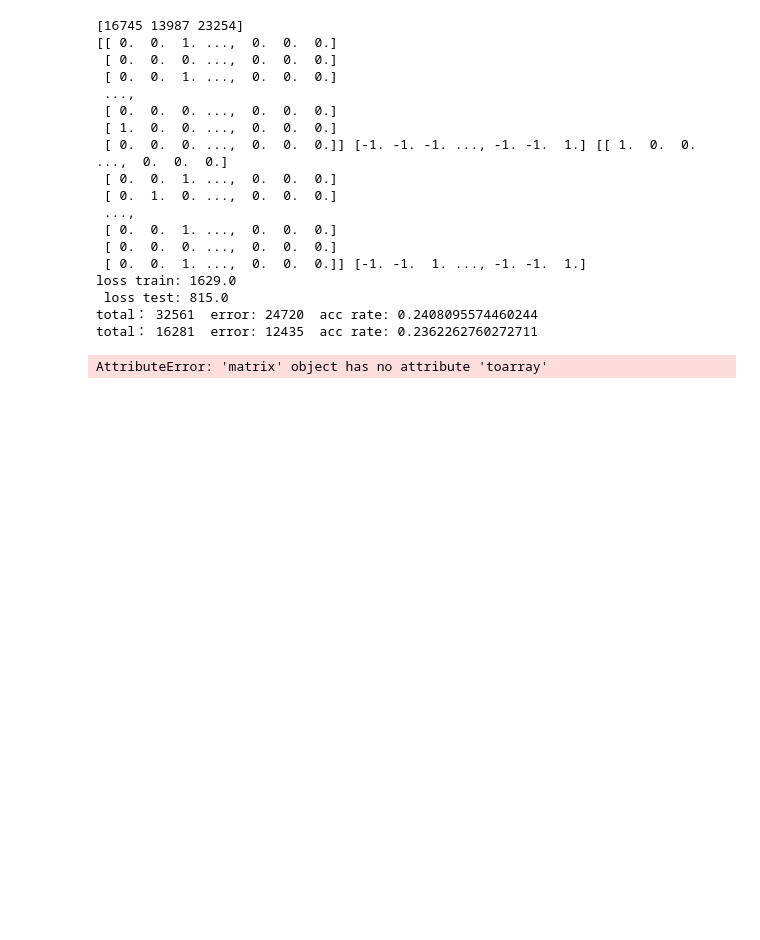
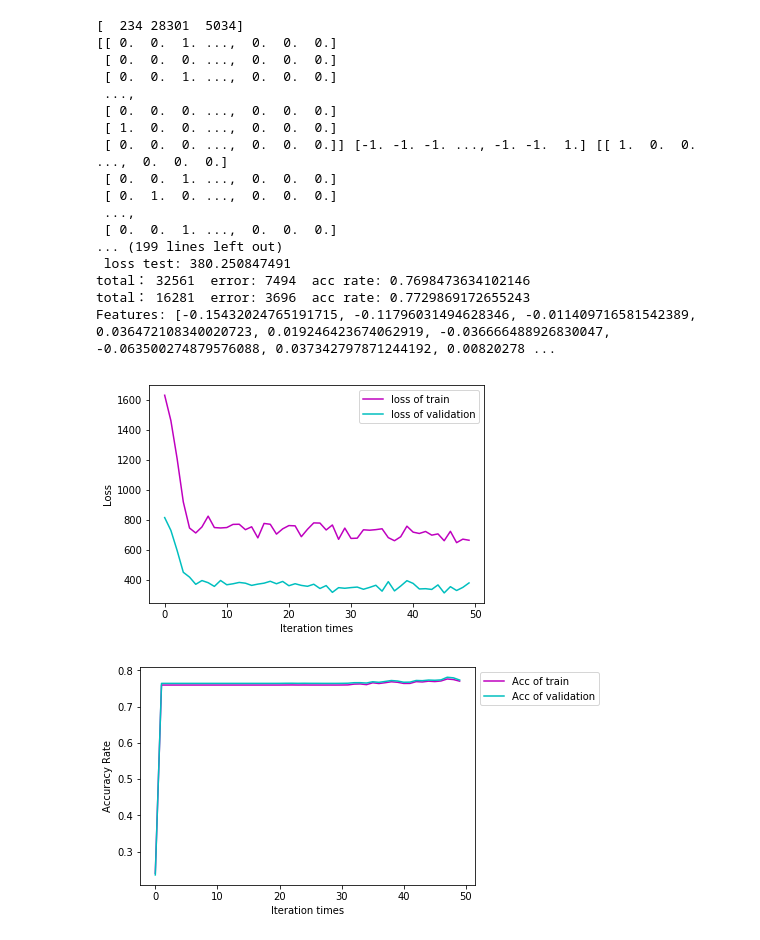
Before and after one commit to easyhard007/ML2017-lab-02, a Jupyter notebook: ClassificationExperiment.ipynb, the cells around one changed output. Saved outputs shown, nothing was run; the diff lists cells and outputs as text; code cells hidden in the pictures; blank space fills up the shorter version.

```diff
--- a/ClassificationExperiment.ipynb
+++ b/ClassificationExperiment.ipynb
@@ -8,10 +8,11 @@ import random
 import math
 
 eta = 0.0001 # Learning Rate
-iter =100 # Iteration times
+epsilon = 0.00001 #using in 4 optimalization methods to prevent the denominator become 0
+iter =50# Iteration times
 accuracy = 0.001 # If loss<accuracy , then stop iteration
 lam = 0.1 #lambda used in Loss Function
-mini_batch_percent = 0.05
+mini_batch_percent = 0.05 #5% of dataset is used in loss function
 
 m_train = 32561 # Amount of training data
 m_test = 16281 # Amount of testing data
@@ -27,8 +28,8 @@ loss_test  = [0]*iter;
 acc_train = [0]*iter;
 acc_test = [0]*iter;
 
+
 #used in adadelta
-epsilon = 0.00001
 sum_of_x_squared = 0
 sum_of_grad_squared = 0
 current = 0
@@ -39,7 +40,12 @@ vt =0
 beta1 = 0.9
 beta2 = 0.999
 
+#used in rmsProp
+Eg2 = 0
 
+#used in NAG
+v = np.zeros(features)
+miu = 0.9
 
 #Use to get dataset from file
 def get_data():
@@ -139,7 +145,7 @@ def multiply(vector1,vector2):
     return c
 
 def delta_x(grad):
-    return adam(grad)
+    return NAG(grad)
 
 def adadelta(grad):
     global sum_of_grad_squared, sum_of_x_squared, current
@@ -168,8 +174,22 @@ def adam(grad):
     mt = beta1 * mt + (1-beta1)*(grad2)
     vt = beta2 * vt + (1-beta2)*( (grad2 * grad2.T)[0,0])
     delta_x_mat = -eta * (math.sqrt(1-beta2**current)/(1-beta1**current))*(mt/(math.sqrt(vt)+epsilon))
-    print("delta_x_mat ",delta_x_mat.toarray())
-    return delta_x_mat
+
+    return delta_x_mat.getA1()
+
+def rmsProp(grad):
+    global Eg2
+    grad2 = np.mat(grad)
+    gt2 = (grad2 * grad2.T)[0,0]
+    Eg2 =  0.9 * Eg2 + 0.1 * gt2
+    delta_x_mat =  -eta / (math.sqrt(Eg2+epsilon)) *(grad2)
+    return delta_x_mat.getA1()
+
+def NAG(grad):
+    global v,eta,miu
+    grad2 = np.mat(grad)
+    v = miu * v  - eta * grad2
+    return v.getA1()
 
 
 #Train and validate
@@ -221,38 +241,38 @@ trainAndTest()
 
 #Print the information and draw graphs
 print("Features:",w)
 fig, ax = plt.subplots()
 ax.plot(iter_num, loss_train,color = 'm', label='loss of train')
 ax.plot(iter_num, loss_test, color = 'c', label='loss of validation')
 plt.legend(bbox_to_anchor=[1, 1])
 ax.set_xlabel('Iteration times')
 ax.set_ylabel('Loss')
 plt.show()
 
 fig2, ax2 = plt.subplots()
 ax2.plot(iter_num, acc_train,color = 'm', label='Acc of train')
 ax2.plot(iter_num, acc_test, color = 'c', label='Acc of validation')
 plt.legend(bbox_to_anchor=[1, 1])
 ax2.set_xlabel('Iteration times')
 ax2.set_ylabel('Accuracy Rate')
 plt.show()
 # %% [output]
-[16745 13987 23254]
+[  234 28301  5034]
 [[ 0.  0.  1. ...,  0.  0.  0.]
  [ 0.  0.  0. ...,  0.  0.  0.]
  [ 0.  0.  1. ...,  0.  0.  0.]
  ...,
  [ 0.  0.  0. ...,  0.  0.  0.]
  [ 1.  0.  0. ...,  0.  0.  0.]
  [ 0.  0.  0. ...,  0.  0.  0.]] [-1. -1. -1. ..., -1. -1.  1.] [[ 1.  0.  0. ...,  0.  0.  0.]
  [ 0.  0.  1. ...,  0.  0.  0.]
  [ 0.  1.  0. ...,  0.  0.  0.]
  ...,
  [ 0.  0.  1. ...,  0.  0.  0.]
- [ 0.  0.  0. ...,  0.  0.  0.]
- [ 0.  0.  1. ...,  0.  0.  0.]] [-1. -1.  1. ..., -1. -1.  1.]
-loss train: 1629.0
- loss test: 815.0
-total： 32561  error: 24720  acc rate: 0.2408095574460244
-total： 16281  error: 12435  acc rate: 0.2362262760272711
+... (199 lines left out)
+ loss test: 380.250847491
+total： 32561  error: 7494  acc rate: 0.7698473634102146
+total： 16281  error: 3696  acc rate: 0.7729869172655243
+Features: [-0.15432024765191715, -0.11796031494628346, -0.011409716581542389, 0.036472108340020723, 0.019246423674062919, -0.036666488926830047, -0.063500274879576088, 0.037342797871244192, 0.00820278 ...
-AttributeError: 'matrix' object has no attribute 'toarray'
+[figure, added]
+[figure, added]
```
Also changed, not shown: 1 other file.
